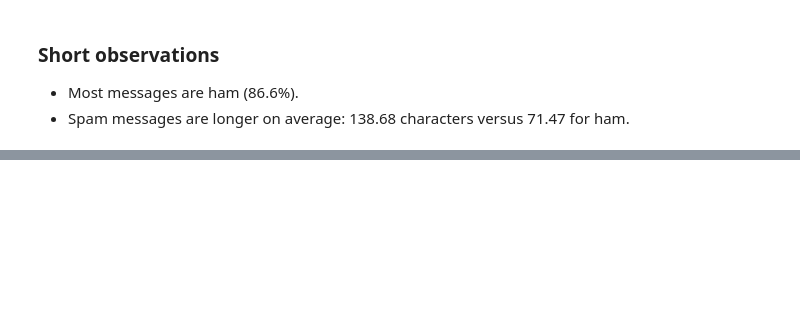
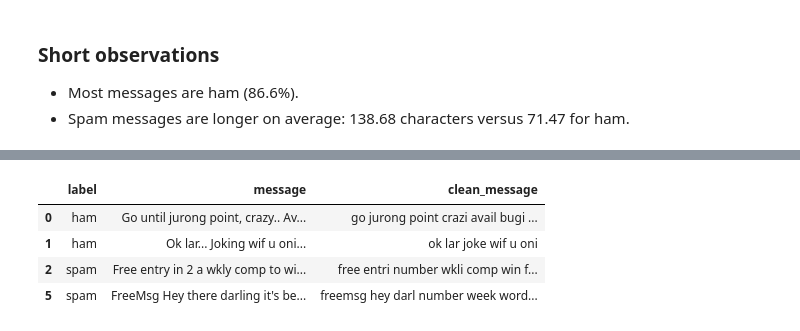
Before and after one commit to fajluna/sms-spam-detection, a Jupyter notebook: notebooks/sms_spam.ipynb, the cells around one changed output, grey strips where cells are left out. Drawn from its saved outputs; the diff is of its cells as text; code cells hidden in the pictures; blank space fills up the shorter version.

Commit message:
Add preprocessing

```diff
--- a/notebooks/sms_spam.ipynb
+++ b/notebooks/sms_spam.ipynb
@@ -126,0 +133,22 @@ plt.show()
+# %%
+import re
+import nltk
+from nltk.corpus import stopwords
+from nltk.stem import PorterStemmer
+
+nltk.download("stopwords", quiet=True)
+stop_words = set(stopwords.words("english"))
+stemmer = PorterStemmer()
+
+def preprocess_text(text):
+    text = text.lower()
+    text = re.sub(r"http\S+|www\S+", " url " , text)
+    text = re.sub(r"\d+", " number " , text)
+    text = re.sub(r"[^a-z\s]", " " , text)
+    words = text.split()
+    words = [word for word in words if word not in stop_words]
+    words = [stemmer.stem(word) for word in words]
+    return " ".join(words)
+
+df["clean_message"] = df["message"].apply(preprocess_text)
+df[["message", "clean_message"]].head()
@@ -126,0 +162,9 @@ plt.show()
+# %%
+examples = df.groupby("label").head(2)
+examples[["label", "message", "clean_message"]]
+# %% [output]
+|  | label | message | clean_message |
+| 0 | ham | Go until jurong point, crazy.. Av... | go jurong point crazi avail bugi ... |
+| 1 | ham | Ok lar... Joking wif u oni... | ok lar joke wif u oni |
+| 2 | spam | Free entry in 2 a wkly comp to wi... | free entri number wkli comp win f... |
+| 5 | spam | FreeMsg Hey there darling it's be... | freemsg hey darl number week word... |
```
Also changed, not shown: parts of 7 cells of this notebook.
